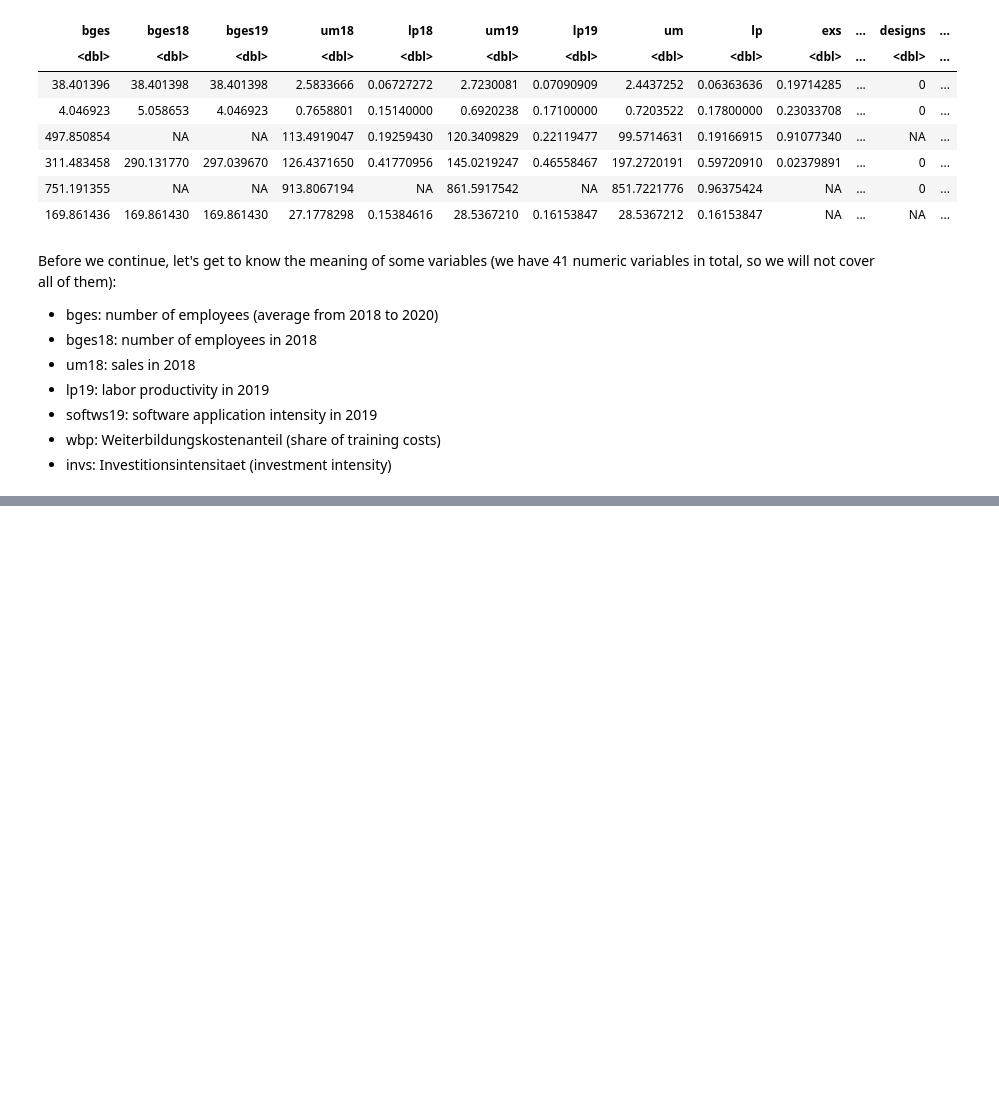
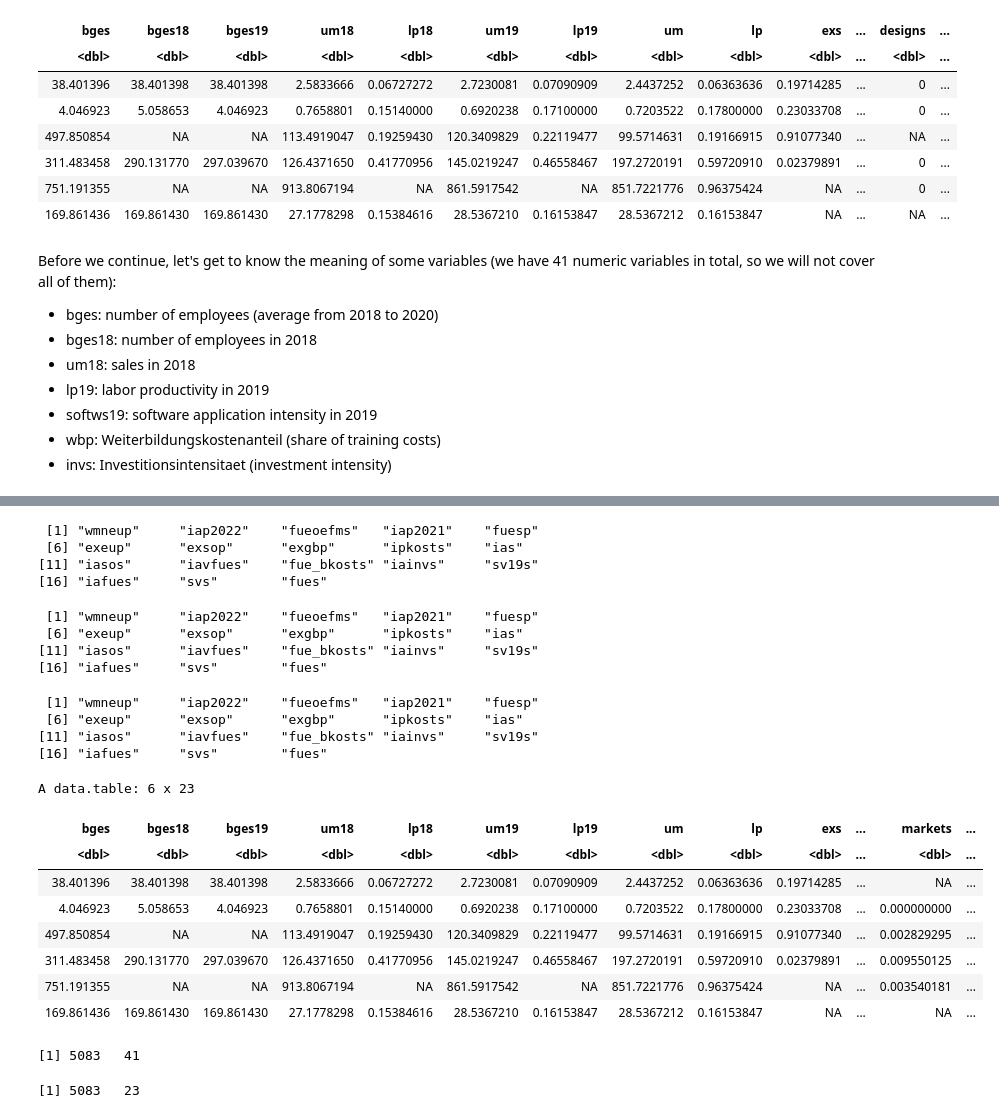
Before and after one commit to oceanumeric/data-science-go-small, a Jupyter notebook: all-in-one-for-the-exam/all-in-one.ipynb, the cells around one changed output, grey strips where cells are left out. Drawn from its saved outputs; the diff is of its cells as text; code cells hidden in the pictures; blank space fills up the shorter version.

Commit message:
[update] the notebook

```diff
--- a/all-in-one-for-the-exam/all-in-one.ipynb
+++ b/all-in-one-for-the-exam/all-in-one.ipynb
@@ -111,0 +280,25 @@ Before we continue, let's get to know the meaning of some variables (we have 41
+# %%
+cis %>%
+    .[, .SD, .SDcols = is.double] %>%
+    # check the number of missing values in each column
+    sapply(function(x) sum(is.na(x))) %>%
+    # sort the number of missing values in each column
+    sort(decreasing = TRUE) %>%
+    # convert to data.table and keep rownames as a column
+    as.data.table(keep.rownames = TRUE) %>%
+    # rename the second column
+    setnames(., old = ".", new = "num_missing") %>%
+    # add missing percentage column
+    # nrow is the number of rows in the dataset nrow(cis) = dim(cis)[1] = 5083
+    .[, missing_rate := num_missing / nrow(cis)] %>%
+    # filter variables that have missing rate > 0.5
+    # we are using [i, j, by] grammar again on rows now
+    .[missing_rate >= 0.5] %>%
+    # select the first column as they are the variable names
+    # [i, j, by]
+    .[, rn]
+# %% [output]
+ [1] "wmneup"     "iap2022"    "fueoefms"   "iap2021"    "fuesp"
+ [6] "exeup"      "exsop"      "exgbp"      "ipkosts"    "ias"
+[11] "iasos"      "iavfues"    "fue_bkosts" "iainvs"     "sv19s"
+[16] "iafues"     "svs"        "fues"
@@ -111,0 +326,54 @@ Before we continue, let's get to know the meaning of some variables (we have 41
+# %%
+# in jupyter notebook we can use vars_to_remove to see the variable names
+vars_to_remove
+# %% [output]
+ [1] "wmneup"     "iap2022"    "fueoefms"   "iap2021"    "fuesp"
+ [6] "exeup"      "exsop"      "exgbp"      "ipkosts"    "ias"
+[11] "iasos"      "iavfues"    "fue_bkosts" "iainvs"     "sv19s"
+[16] "iafues"     "svs"        "fues"
+# %%
+# or you can print out the variable names
+print(vars_to_remove)
+# %% [output]
+ [1] "wmneup"     "iap2022"    "fueoefms"   "iap2021"    "fuesp"
+ [6] "exeup"      "exsop"      "exgbp"      "ipkosts"    "ias"
+[11] "iasos"      "iavfues"    "fue_bkosts" "iainvs"     "sv19s"
+[16] "iafues"     "svs"        "fues"
+# %%
+# now we will remove the variables from the dataset
+cis %>%
+    # select variables that are numeric (double)
+    .[, .SD, .SDcols = is.double] %>%
+    # remove variables that are in vars_to_remove
+    # with means we are usig column names instead of column indices
+    # at by position
+    .[, !vars_to_remove, with = FALSE] %>%
+    head()
+# %% [output]
+A data.table: 6 x 23
+| bges | bges18 | bges19 | um18 | lp18 | um19 | lp19 | um | lp | exs | ... | markets | ... |
+| <dbl> | <dbl> | <dbl> | <dbl> | <dbl> | <dbl> | <dbl> | <dbl> | <dbl> | <dbl> | ... | <dbl> | ... |
+| 38.401396 | 38.401398 | 38.401398 | 2.5833666 | 0.06727272 | 2.7230081 | 0.07090909 | 2.4437252 | 0.06363636 | 0.19714285 | ... | NA | ... |
+| 4.046923 | 5.058653 | 4.046923 | 0.7658801 | 0.15140000 | 0.6920238 | 0.17100000 | 0.7203522 | 0.17800000 | 0.23033708 | ... | 0.000000000 | ... |
+| 497.850854 | NA | NA | 113.4919047 | 0.19259430 | 120.3409829 | 0.22119477 | 99.5714631 | 0.19166915 | 0.91077340 | ... | 0.002829295 | ... |
+| 311.483458 | 290.131770 | 297.039670 | 126.4371650 | 0.41770956 | 145.0219247 | 0.46558467 | 197.2720191 | 0.59720910 | 0.02379891 | ... | 0.009550125 | ... |
+| 751.191355 | NA | NA | 913.8067194 | NA | 861.5917542 | NA | 851.7221776 | 0.96375424 | NA | ... | 0.003540181 | ... |
+| 169.861436 | 169.861430 | 169.861430 | 27.1778298 | 0.15384616 | 28.5367210 | 0.16153847 | 28.5367212 | 0.16153847 | NA | ... | NA | ... |
+# %%
+# compare with the original dataset
+cis %>%
+    .[, .SD, .SDcols = is.double] %>%
+    dim()  # 41 columns (variables)
+# %% [output]
+[1] 5083   41
+# %%
+cis %>%
+    # select variables that are numeric (double)
+    .[, .SD, .SDcols = is.double] %>%
+    # remove variables that are in vars_to_remove
+    # with means we are using column names instead of column indices
+    # with means we are using column names instead of column indices
+    .[, !vars_to_remove, with = FALSE] %>%
+    dim()  # 23 columns (variables)
+# %% [output]
+[1] 5083   23
```
Also changed, not shown: parts of 13 cells of this notebook.
